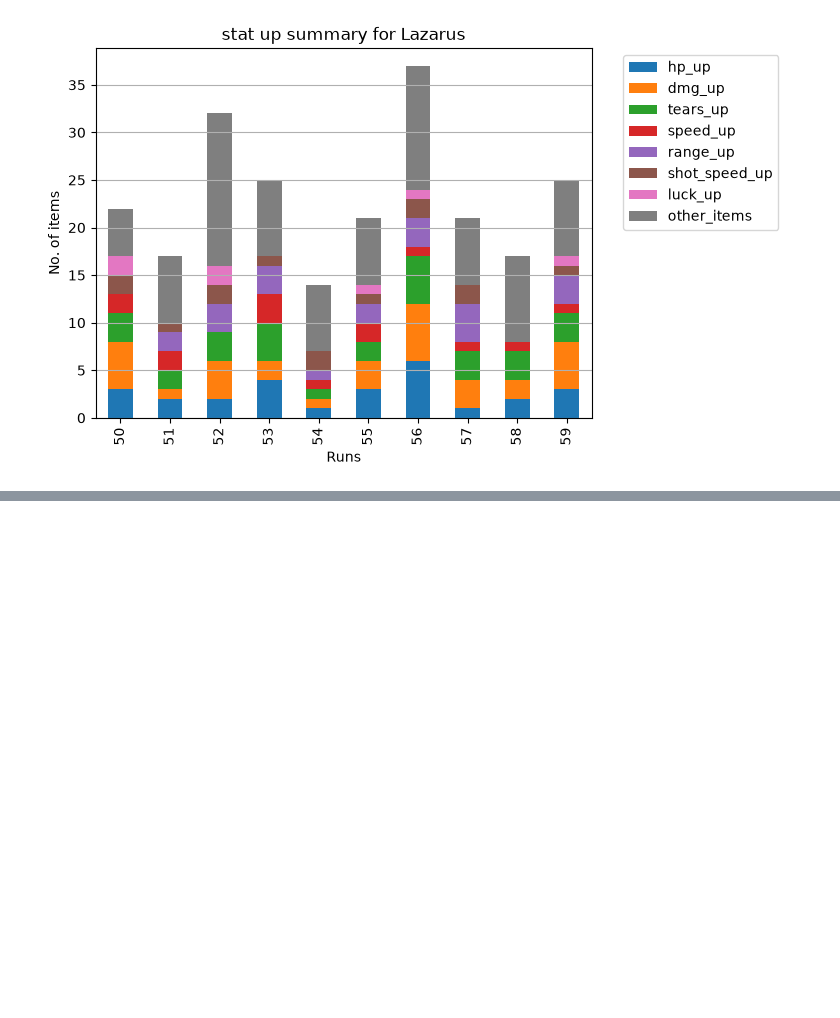
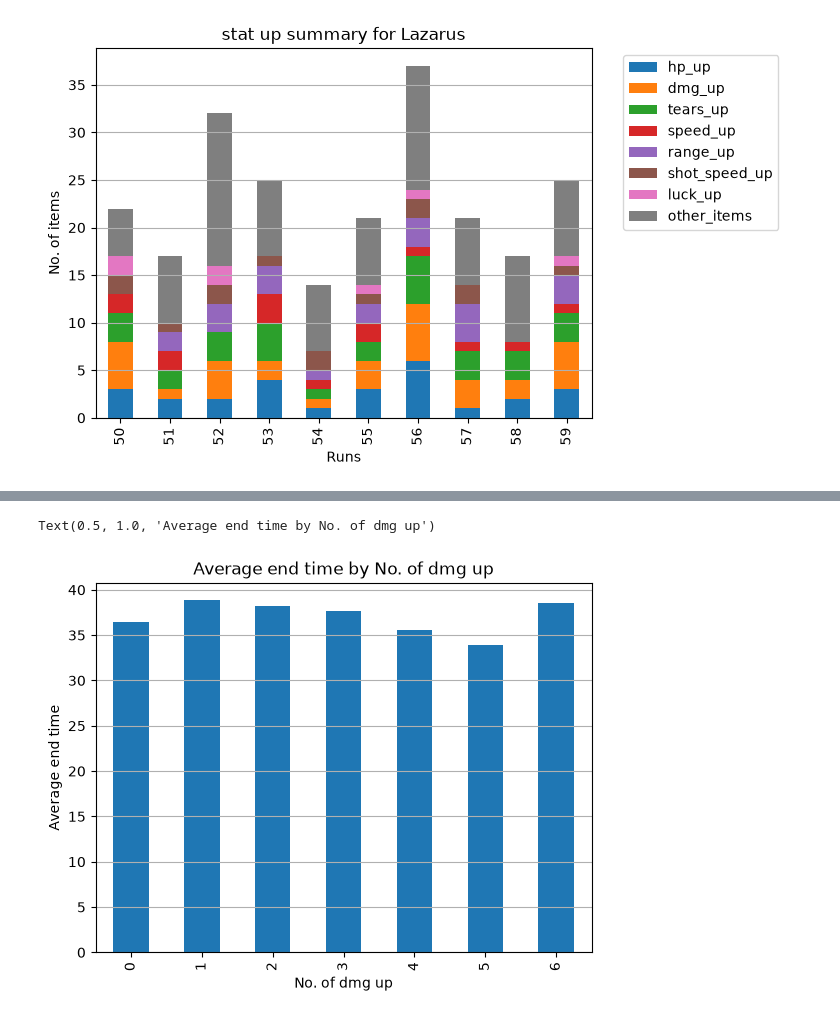
Before and after one commit to HelloThisDog/Examsproject_Megan_Loe_DE25, a Jupyter notebook: EDA.ipynb, the cells around one changed output, grey strips where cells are left out. Saved outputs shown, nothing was run; the diff lists cells and outputs as text; code cells hidden in the pictures; blank space fills up the shorter version.

```diff
--- a/EDA.ipynb
+++ b/EDA.ipynb
@@ -391,0 +507,3 @@ Text(0.5, 1.0, 'stat up summary for Lazarus')
+# %%
+avg_time_dmg = full_words[full_words["victory"]==True].groupby("dmg_up")["time_td"].mean().dt.total_seconds()/60
+avg_time_dmg
@@ -391,0 +520,9 @@ Text(0.5, 1.0, 'stat up summary for Lazarus')
+# %%
+ax = avg_time_dmg.plot(kind='bar')
+ax.grid(axis="y")
+plt.xlabel("No. of dmg up")
+plt.ylabel("Average end time")
+plt.title("Average end time by No. of dmg up")
+# %% [output]
+Text(0.5, 1.0, 'Average end time by No. of dmg up')
+[figure, added]
```
Also changed, not shown: parts of 15 cells of this notebook.
